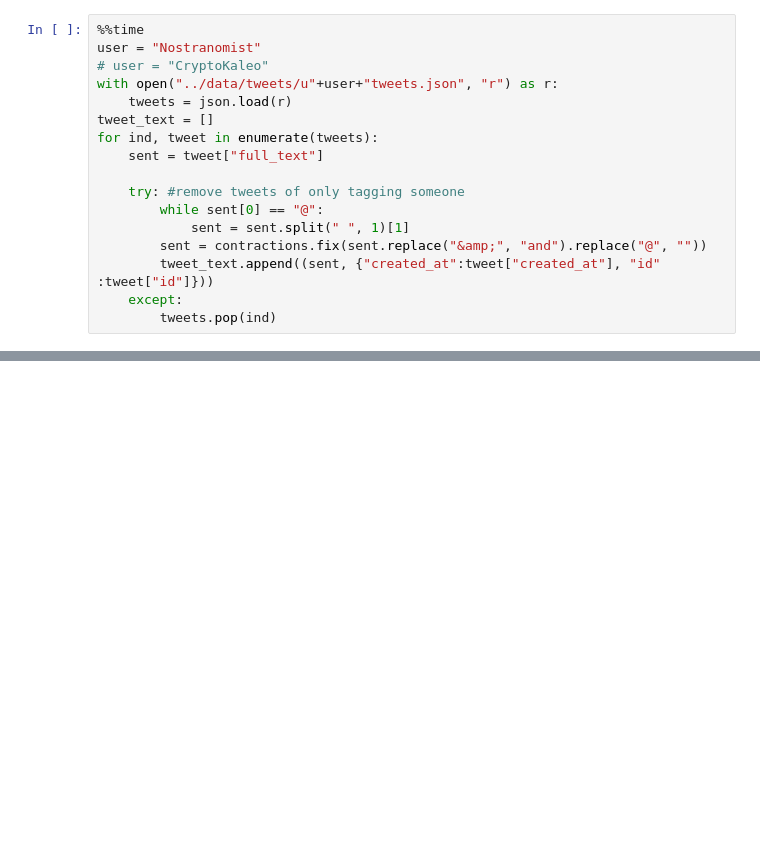
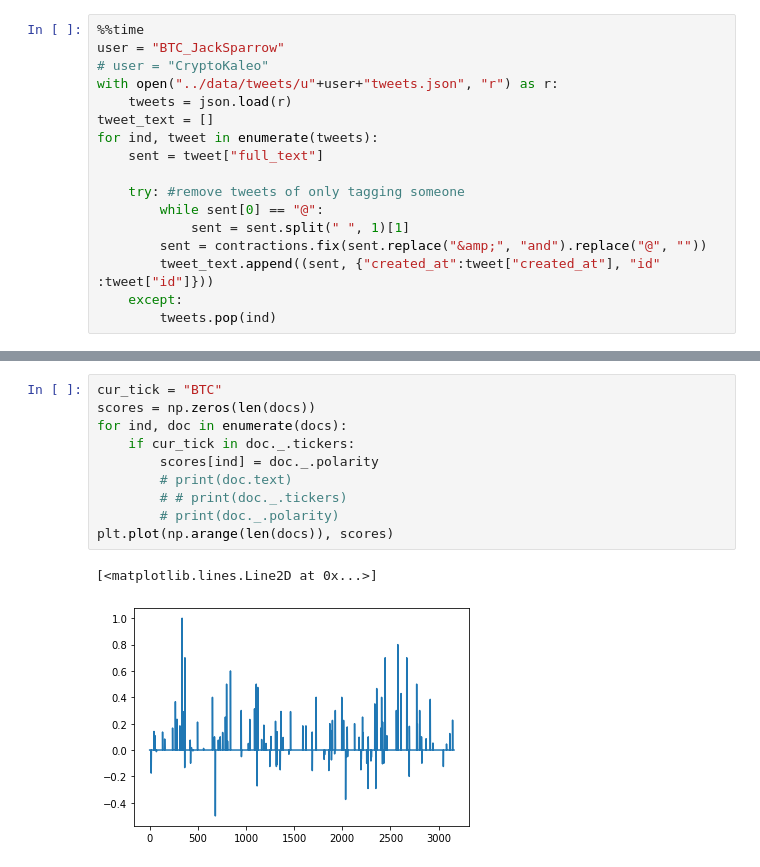
Before and after one commit to Empyr3an/Artha, a Jupyter notebook: notebooks/tweet_analysis.ipynb, the cells around one changed output, grey strips where cells are left out. Drawn from its saved outputs; the diff is of its cells as text; blank space fills up the shorter version.

Commit message:
started plotting sentiment from tweets, added ability to plot data from binance

```diff
--- a/notebooks/tweet_analysis.ipynb
+++ b/notebooks/tweet_analysis.ipynb
@@ -15,6 +28,6 @@ from Artha.nlp_extraction import *
 # %%
 %%time
-user = "Nostranomist"
+user = "BTC_JackSparrow"
 # user = "CryptoKaleo"
 with open("../data/tweets/u"+user+"tweets.json", "r") as r:
     tweets = json.load(r)
@@ -49,0 +71,13 @@ with open("senti.txt", "w+") as w:
+# %%
+cur_tick = "BTC"
+scores = np.zeros(len(docs))
+for ind, doc in enumerate(docs):
+    if cur_tick in doc._.tickers:
+        scores[ind] = doc._.polarity
+        # print(doc.text)
+        # # print(doc._.tickers)
+        # print(doc._.polarity)
+plt.plot(np.arange(len(docs)), scores)
+# %% [output]
+[<matplotlib.lines.Line2D at 0x...>]
+[figure, added]
```
Also changed, not shown: parts of 11 cells of this notebook, 1 other file.
